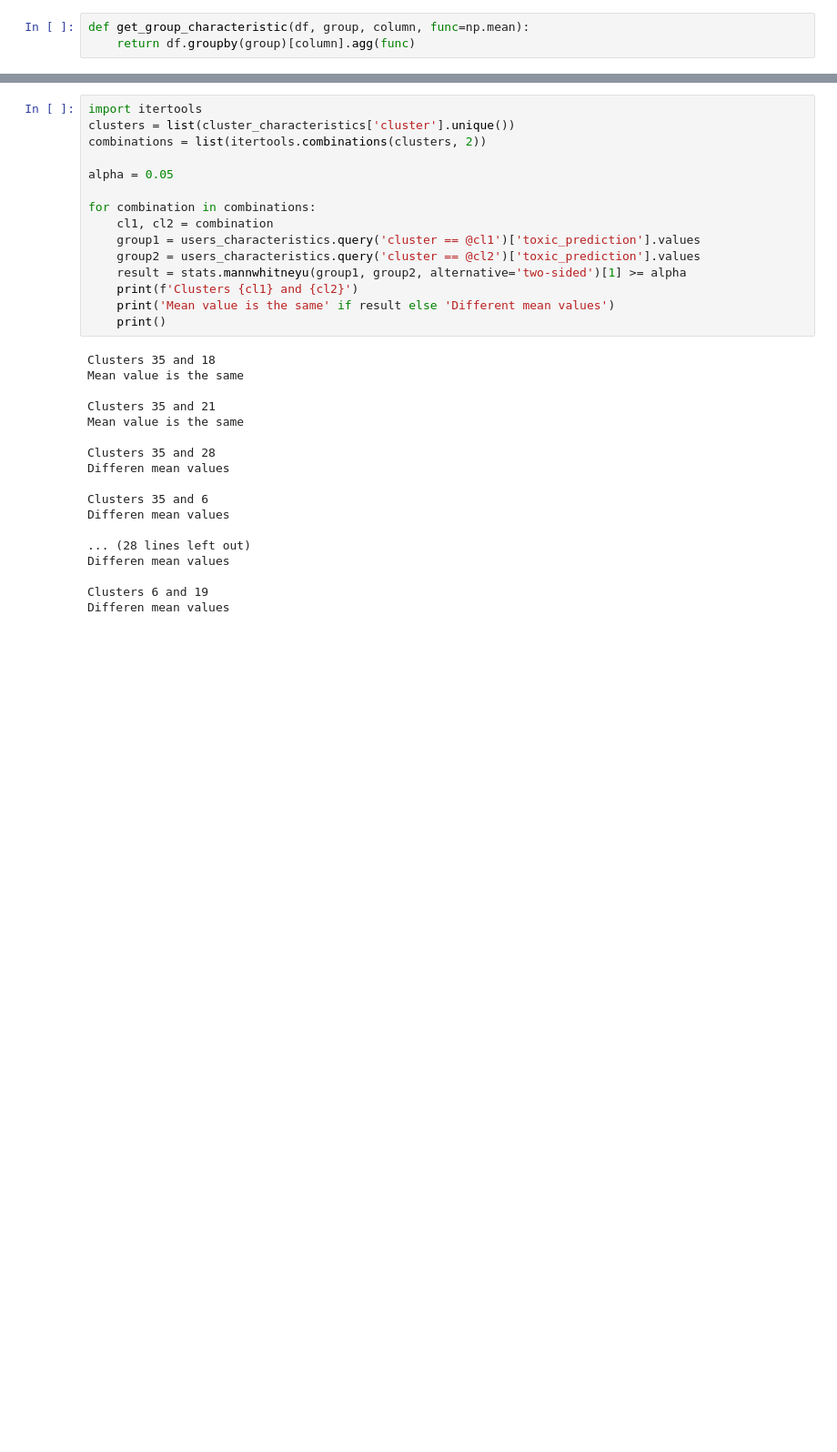
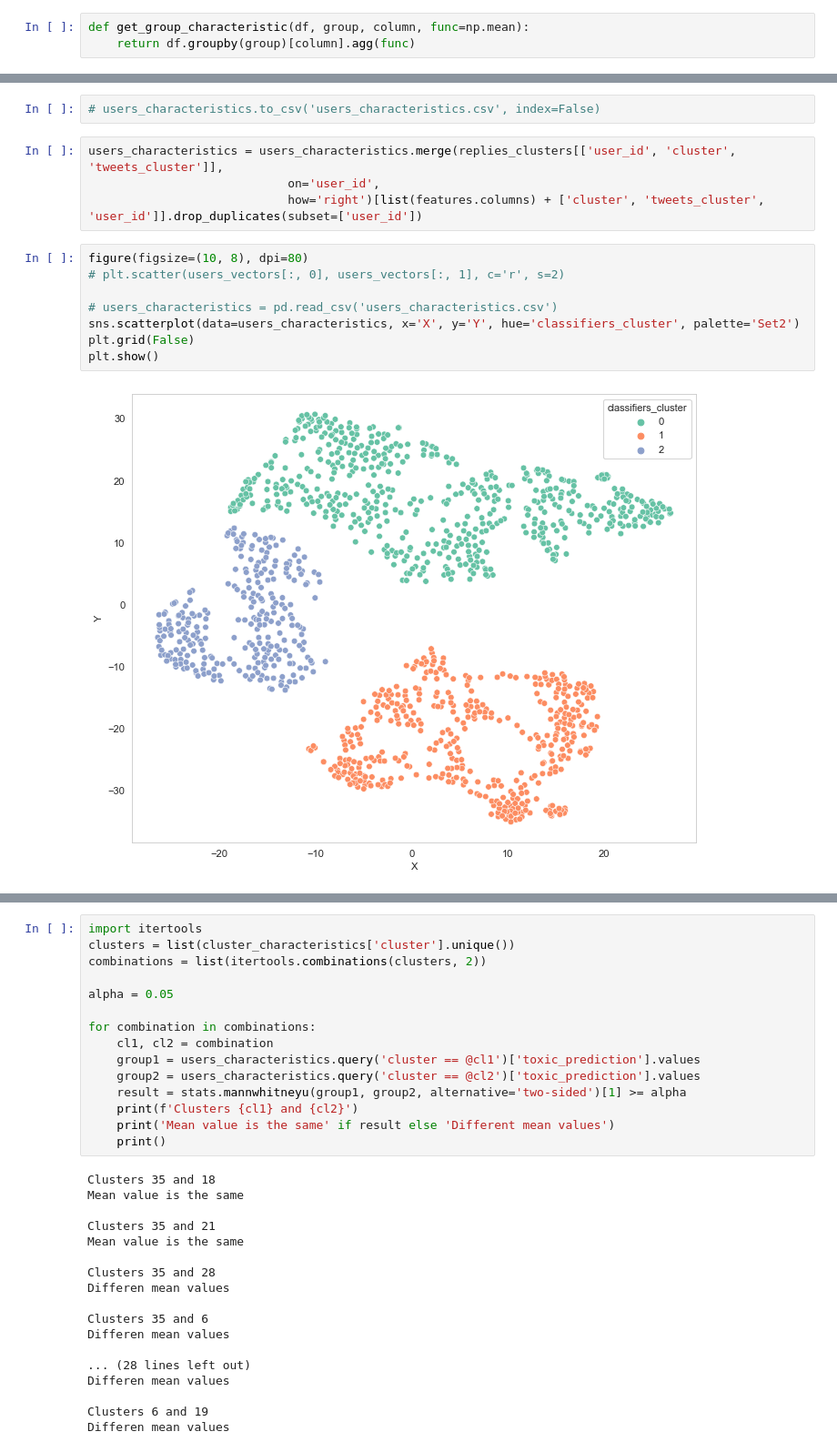
Before and after one commit to AleksandraSorokovikova/community-idea-lab-detection, a Jupyter notebook: sandbox/community_characteristics.ipynb, the cells around one changed output, grey strips where cells are left out. Shown at 91% size. Drawn from its saved outputs; the diff is of its cells as text; blank space fills up the shorter version.

```diff
--- a/sandbox/community_characteristics.ipynb
+++ b/sandbox/community_characteristics.ipynb
@@ -175,0 +213,16 @@ for column in columns:
+# %%
+# users_characteristics.to_csv('users_characteristics.csv', index=False)
+# %%
+users_characteristics = users_characteristics.merge(replies_clusters[['user_id', 'cluster', 'tweets_cluster']],
+                            on='user_id',
+                            how='right')[list(features.columns) + ['cluster', 'tweets_cluster', 'user_id']].drop_duplicates(subset=['user_id'])
+# %%
+figure(figsize=(10, 8), dpi=80)
+# plt.scatter(users_vectors[:, 0], users_vectors[:, 1], c='r', s=2)
+
+# users_characteristics = pd.read_csv('users_characteristics.csv')
+sns.scatterplot(data=users_characteristics, x='X', y='Y', hue='classifiers_cluster', palette='Set2')
+plt.grid(False)
+plt.show()
+# %% [output]
+[figure, added]
```
Also changed, not shown: parts of 20 cells of this notebook.
